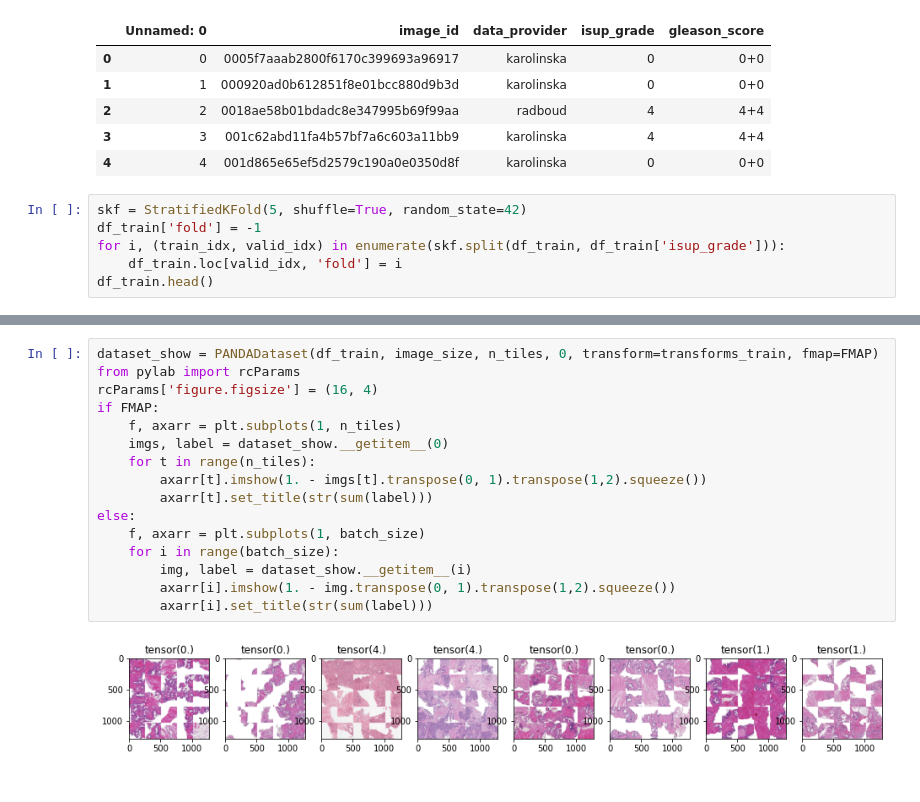
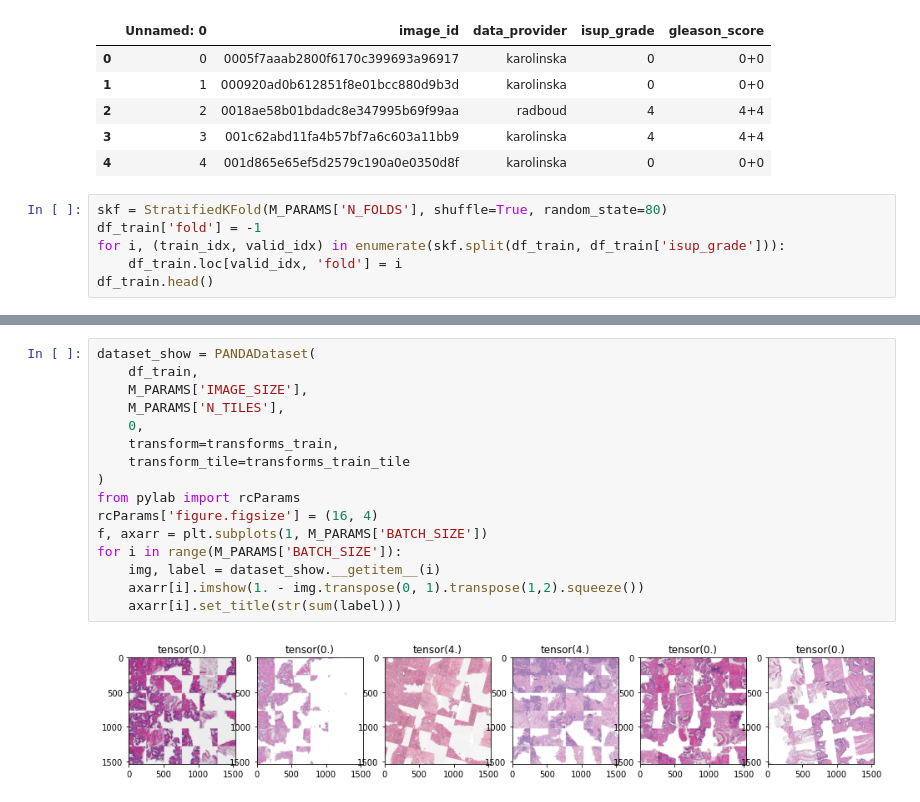
Before and after one commit to vgarshin/kaggle_panda, a Jupyter notebook: panda_effnet.ipynb, the cells around one changed output, grey strips where cells are left out. Saved outputs shown, nothing was run; the diff lists cells and outputs as text.

Commit message:
effnet with params log

```diff
--- a/panda_effnet.ipynb
+++ b/panda_effnet.ipynb
@@ -86,7 +82,7 @@ df_train.head()
 | 3 | 3 | 001c62abd11fa4b57bf7a6c603a11bb9 | karolinska | 4 | 4+4 |
 | 4 | 4 | 001d865e65ef5d2579c190a0e0350d8f | karolinska | 0 | 0+0 |
 # %%
-skf = StratifiedKFold(5, shuffle=True, random_state=42)
+skf = StratifiedKFold(M_PARAMS['N_FOLDS'], shuffle=True, random_state=80)
 df_train['fold'] = -1
 for i, (train_idx, valid_idx) in enumerate(skf.split(df_train, df_train['isup_grade'])):
     df_train.loc[valid_idx, 'fold'] = i
@@ -231,21 +252,21 @@ transforms_val = albumentations.Compose([])
 # %%
-dataset_show = PANDADataset(df_train, image_size, n_tiles, 0, transform=transforms_train, fmap=FMAP)
+dataset_show = PANDADataset(
+    df_train,
+    M_PARAMS['IMAGE_SIZE'],
+    M_PARAMS['N_TILES'],
+    0,
+    transform=transforms_train,
+    transform_tile=transforms_train_tile
+)
 from pylab import rcParams
 rcParams['figure.figsize'] = (16, 4)
-if FMAP:
-    f, axarr = plt.subplots(1, n_tiles)
-    imgs, label = dataset_show.__getitem__(0)
-    for t in range(n_tiles):
-        axarr[t].imshow(1. - imgs[t].transpose(0, 1).transpose(1,2).squeeze())
-        axarr[t].set_title(str(sum(label)))
-else:
-    f, axarr = plt.subplots(1, batch_size)
-    for i in range(batch_size):
-        img, label = dataset_show.__getitem__(i)
-        axarr[i].imshow(1. - img.transpose(0, 1).transpose(1,2).squeeze())
-        axarr[i].set_title(str(sum(label)))
+f, axarr = plt.subplots(1, M_PARAMS['BATCH_SIZE'])
+for i in range(M_PARAMS['BATCH_SIZE']):
+    img, label = dataset_show.__getitem__(i)
+    axarr[i].imshow(1. - img.transpose(0, 1).transpose(1,2).squeeze())
+    axarr[i].set_title(str(sum(label)))
 # %% [output]
-[figure, old version]
+[figure, new version]
 # %%
 criterion = nn.BCEWithLogitsLoss()
 def train_epoch(loader, optimizer):
```
Also changed, not shown: parts of 13 cells of this notebook.
